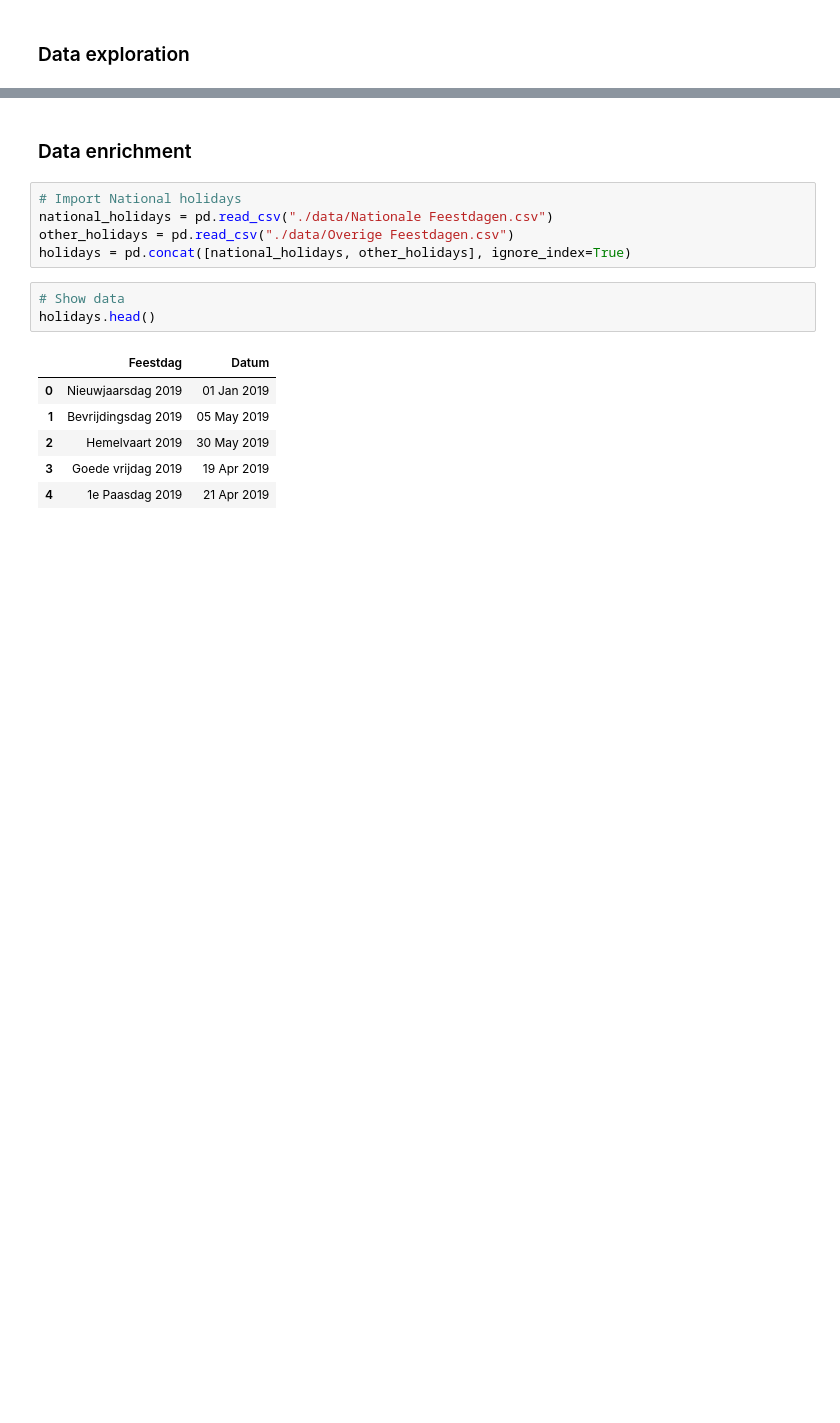
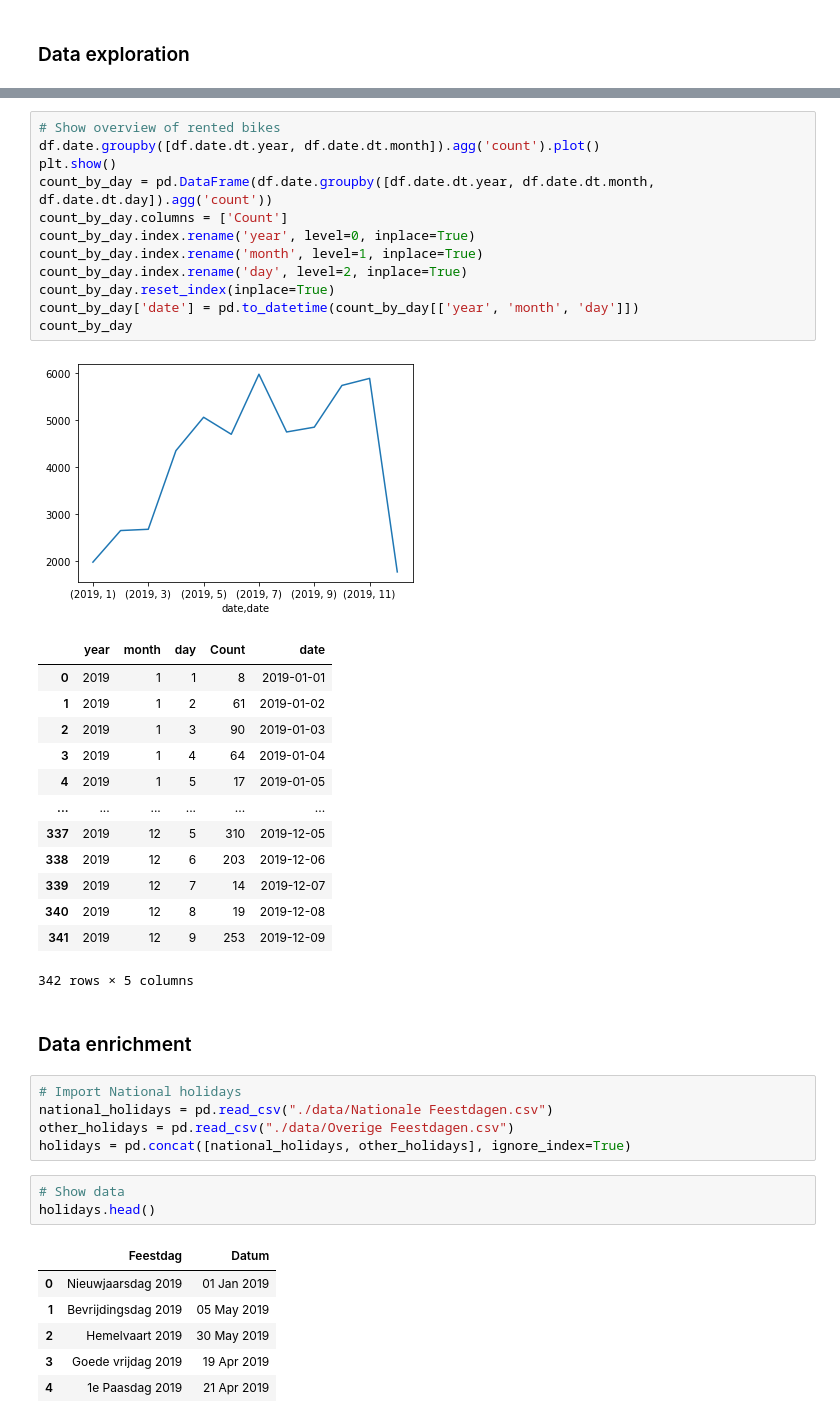
Before and after one commit to berryhijwegen/DIP, a Jupyter notebook: Flickbike_casus_opdr_1_berry_hijwegen.ipynb, the cells around one changed output, grey strips where cells are left out. Cells and saved outputs as stored; diff of their text form; blank space fills up the shorter version.

```diff
--- a/Flickbike_casus_opdr_1_berry_hijwegen.ipynb
+++ b/Flickbike_casus_opdr_1_berry_hijwegen.ipynb
@@ -100,3 +96,30 @@ plt.show()
+# %%
+# Show overview of rented bikes
+df.date.groupby([df.date.dt.year, df.date.dt.month]).agg('count').plot()
+plt.show()
+count_by_day = pd.DataFrame(df.date.groupby([df.date.dt.year, df.date.dt.month, df.date.dt.day]).agg('count'))
+count_by_day.columns = ['Count']
+count_by_day.index.rename('year', level=0, inplace=True)
+count_by_day.index.rename('month', level=1, inplace=True)
+count_by_day.index.rename('day', level=2, inplace=True)
+count_by_day.reset_index(inplace=True)
+count_by_day['date'] = pd.to_datetime(count_by_day[['year', 'month', 'day']])
+count_by_day
+# %% [output]
+[figure, added]
+|  | year | month | day | Count | date |
+| 0 | 2019 | 1 | 1 | 8 | 2019-01-01 |
+| 1 | 2019 | 1 | 2 | 61 | 2019-01-02 |
+| 2 | 2019 | 1 | 3 | 90 | 2019-01-03 |
+| 3 | 2019 | 1 | 4 | 64 | 2019-01-04 |
+| 4 | 2019 | 1 | 5 | 17 | 2019-01-05 |
+| ... | ... | ... | ... | ... | ... |
+| 337 | 2019 | 12 | 5 | 310 | 2019-12-05 |
+| 338 | 2019 | 12 | 6 | 203 | 2019-12-06 |
+| 339 | 2019 | 12 | 7 | 14 | 2019-12-07 |
+| 340 | 2019 | 12 | 8 | 19 | 2019-12-08 |
+| 341 | 2019 | 12 | 9 | 253 | 2019-12-09 |
+342 rows × 5 columns
 # %% [markdown]
 ### Data enrichment
 # %%
```
Also changed, not shown: parts of 41 cells of this notebook.
